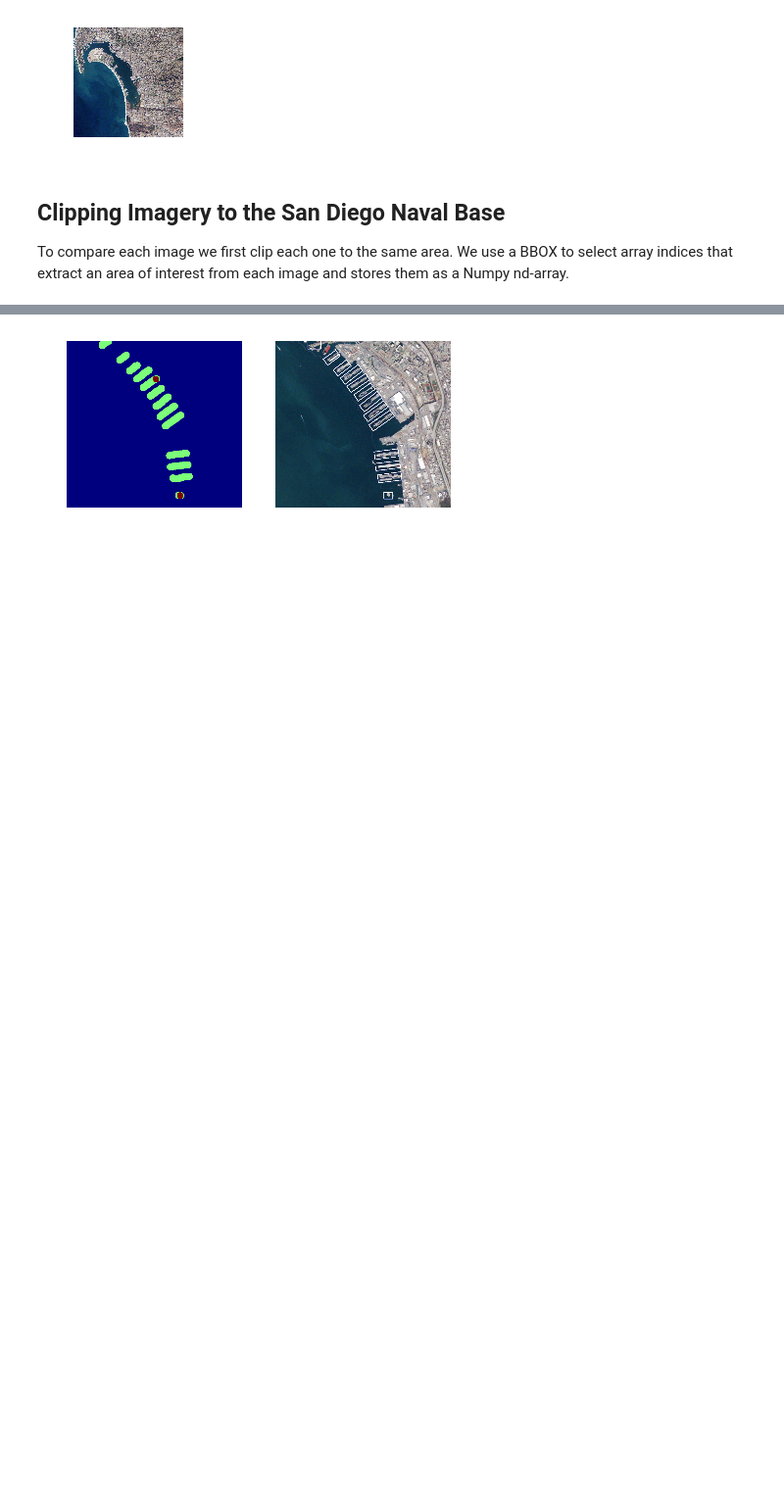
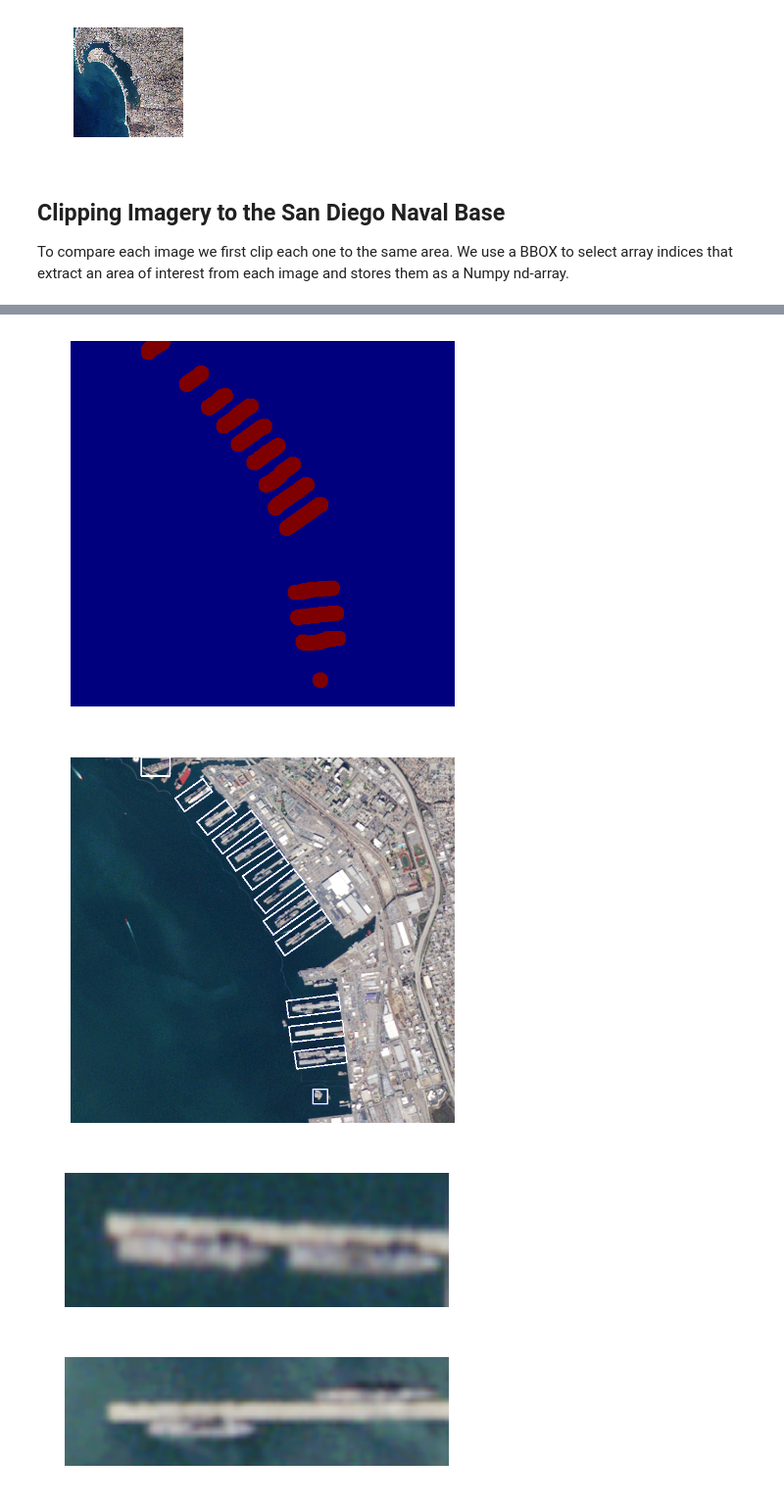
Before and after one commit to chelm/jupyter-demos, a Jupyter notebook: PlanetLabs_SanDiego.ipynb, the cells around one changed output, grey strips where cells are left out. Shown at 98% size. Drawn from its saved outputs; the diff is of its cells as text; code cells hidden in the pictures; blank space fills up the shorter version.

```diff
--- a/PlanetLabs_SanDiego.ipynb
+++ b/PlanetLabs_SanDiego.ipynb
@@ -146,11 +147,14 @@ def clip_image(bbox, filepath):
             return np_img[ul_px[0]:lr_px[0], ul_px[1]:lr_px[1], :]
 
 
+def clip_directory(data_dir, bbox):
+    files = os.listdir(data_dir)
+    return [clip_image(bbox, os.path.join( data_dir, f )) for f in files]
+
 
 bbox = [483275.7009112152, 3610083.6489744713, 486785.39847831125, 3613762.760762966]
+data_dir = './san_diego_4_11_16/visual/'
 
-data_dir = './san_diego_4_11_16/visual/'
-files = os.listdir(data_dir)
-clipped = [clip_image(bbox, os.path.join( data_dir, f )) for f in files]
+clipped = clip_directory(data_dir, bbox)
 render_array(clipped[-1])
 # %% [output]
@@ -174,7 +183,7 @@ import cv2
 import numpy as np
 from IPython.display import Image, display
 
-def buffer_coastline(img, threshold=135, x=100, y=300):
+def buffer_coastline(img, threshold=135):
     arr = cv2.cvtColor(img, cv2.COLOR_RGB2GRAY)
     mask = np.ndarray(arr.shape + (3,)).astype(np.uint8)
     below = arr < threshold
@@ -198,4 +207,20 @@ render_array(edm1, edm2, width=10, height=10)
 img = np.copy(clipped[3])
 img[:,:,3] = mask
 render_array(img, mask, width=10, height=10)
+
+masks = []
+for image_arr in clipped:
+    avg = np.average(np.copy(image_arr[:,:,0:2]), axis=2)
+    mask, edm1, edm2 = buffer_mask(avg, threshold=125)
+    masks.append(mask)
+
+union_mask = reduce( lambda s,e: s & e, masks )
+union_mask = cv2.dilate(union_mask, kernel=np.ones([3, 3]), iterations=3)
+binary_mask = union_mask.copy()
+binary_mask[(union_mask > 0)] = 1
+
+img = clipped[3].copy()
+img[:,:,3] = union_mask
+
+render_array(img, width=10, height=10)
 # %% [output]
@@ -264,33 +280,39 @@ vis = clipped[0].copy()
 regions = []
 for i, cnt in enumerate(contours):
     if cv2.contourArea(cnt) > 0.0:
         rect = cv2.minAreaRect(cnt)
         box = cv2.cv.BoxPoints(rect)
         box = np.int0(box)
         cv2.drawContours(vis,[box],0,(0,0,255),2)
         regions.append({ 'box': box, 'rect': rect, 'bounds': cv2.boundingRect(cnt)})
         #cv2.rectangle(vis,(x,y),(x+w,y+h),0,2)
 
-render_array(vis, buffer_sum)
+render_array(buffer_sum)
+render_array(vis)
+
 
 def crop_region(region, img):
     rect = region['rect']
     center = rect[0]
     angle = rect[2]
     size = rect[1]
     size = (int(size[0]), int(size[1]))
 
     M = cv2.getRotationMatrix2D(center, angle, 1.0)
     warped = cv2.warpAffine(img, M, dsize=img[:,:,0].shape, flags=cv2.INTER_CUBIC)
     crop = np.ndarray((size[1],size[0],4))
 
     for i in xrange(4):
         crop[:,:,i] = cv2.getRectSubPix(warped[:,:,i], size, center)
 
     return crop.astype(np.uint8)
 
 
 image_regions = [[crop_region(region, img.copy()) for region in regions[1:-2]] for img in clipped]
-#render_array(image_regions[3][2], image_regions[4][2])
+render_array(image_regions[4][5])
+render_array(image_regions[1][3])
 # %% [output]
-[figure, old version]
+[figure, new version]
+[figure, added]
+[figure, added]
+[figure, added]
```
Also changed, not shown: parts of 15 cells of this notebook.
